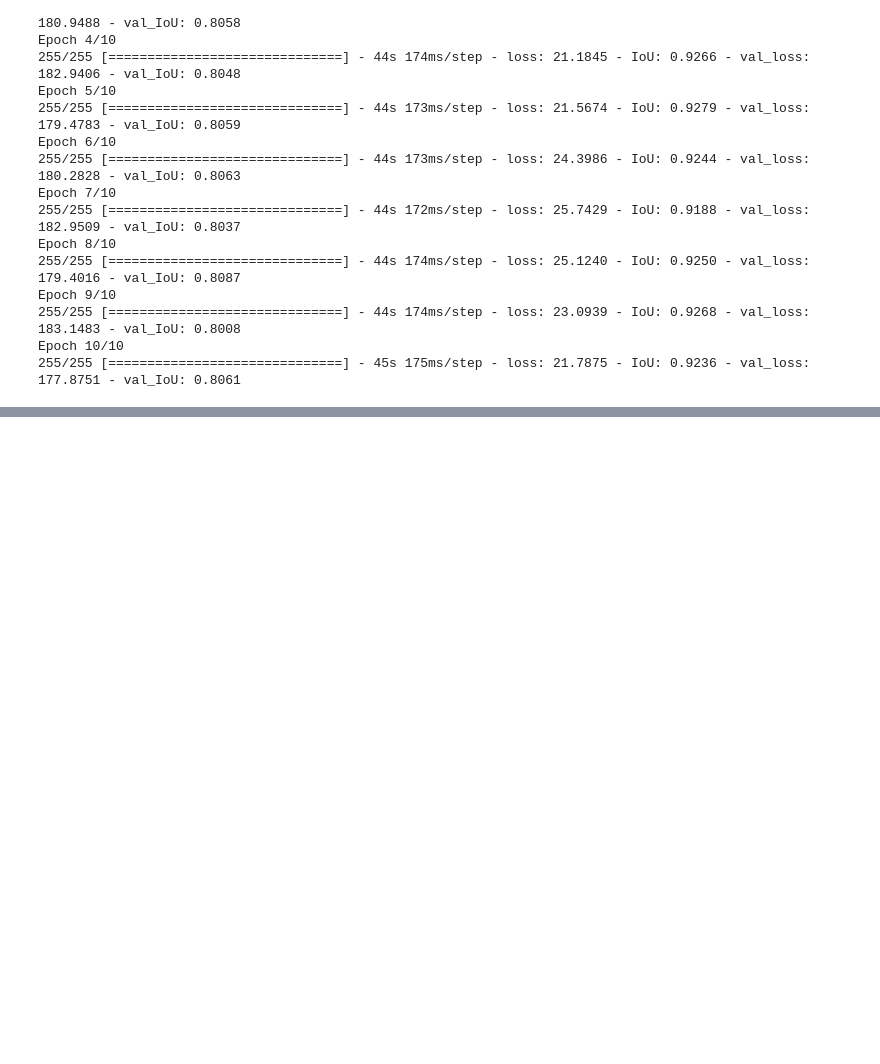
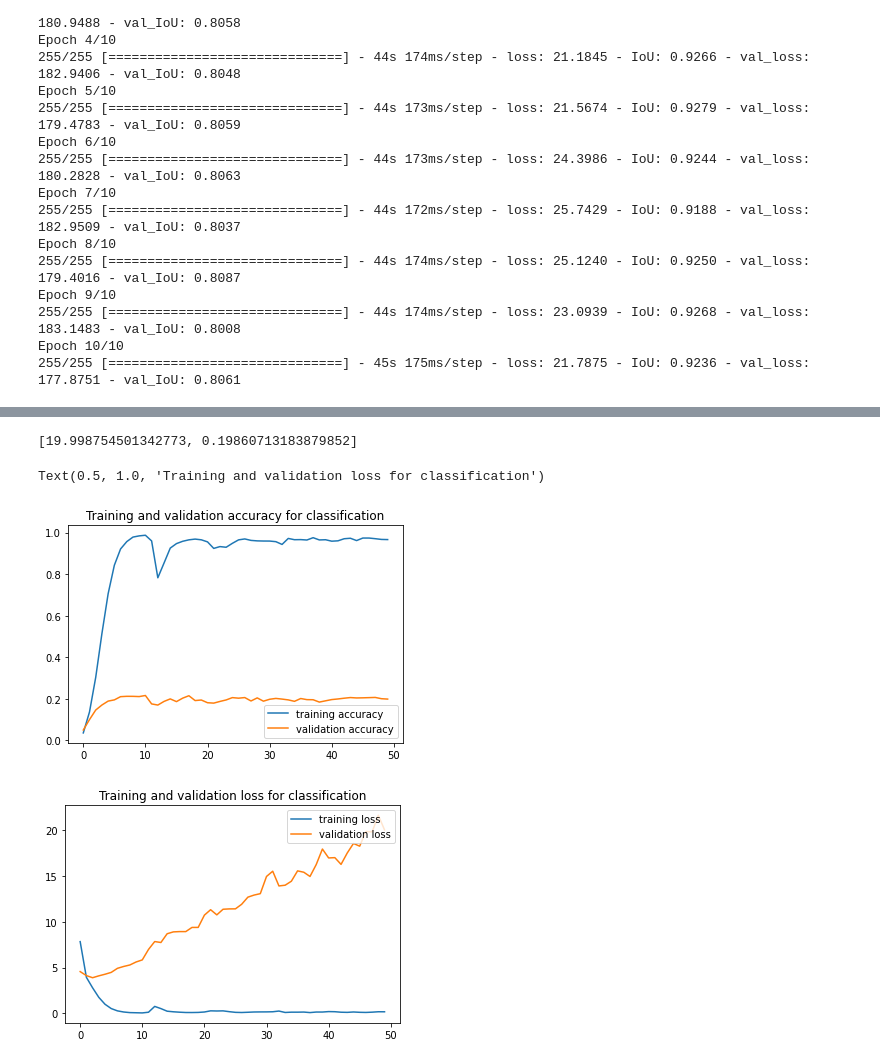
Before and after one commit to bamachrn/car-detection-cv2, a Jupyter notebook: car_detection.ipynb, the cells around one changed output, grey strips where cells are left out. Drawn from its saved outputs; the diff is of its cells as text; code cells hidden in the pictures; blank space fills up the shorter version.

```diff
--- a/car_detection.ipynb
+++ b/car_detection.ipynb
@@ -467,8 +405,8 @@ def create_classification_model(trainable=True):
     x=model.output
     x=Flatten()(x)
     x=Dense(1024,activation='relu')(x) #we add dense layers so that the model can learn more complex functions and classify for better results.
-    x=Dense(1024,activation='relu')(x) #dense layer 2
-    x=Dense(512,activation='relu')(x) #dense layer 3
+    #x=Dense(1024,activation='relu')(x) #dense layer 2
+    #x=Dense(512,activation='relu')(x) #dense layer 3
     x=Dense(196,activation='softmax')(x) #final layer with softmax activation
 
     return Model(inputs=model.input, outputs=x)
@@ -744,0 +628,26 @@ Epoch 10/10
+# %%
+scores
+# %% [output]
+[19.998754501342773, 0.19860713183879852]
+# %%
+accuracy      = classification_history.history['accuracy']
+val_accuracy  = classification_history.history['val_accuracy']
+loss     = classification_history.history['loss']
+val_loss = classification_history.history['val_loss']
+
+epochs   = range(len(accuracy)) # Get number of epochs
+
+plt.plot  ( epochs, accuracy, label = 'training accuracy' )
+plt.plot  ( epochs, val_accuracy, label = 'validation accuracy' )
+plt.title ('Training and validation accuracy for classification')
+plt.legend(loc = 'lower right')
+plt.figure()
+
+plt.plot  ( epochs, loss, label = 'training loss' )
+plt.plot  ( epochs, val_loss, label = 'validation loss' )
+plt.legend(loc = 'upper right')
+plt.title ('Training and validation loss for classification')
+# %% [output]
+Text(0.5, 1.0, 'Training and validation loss for classification')
+[figure, added]
+[figure, added]
```
Also changed, not shown: parts of 22 cells of this notebook.
